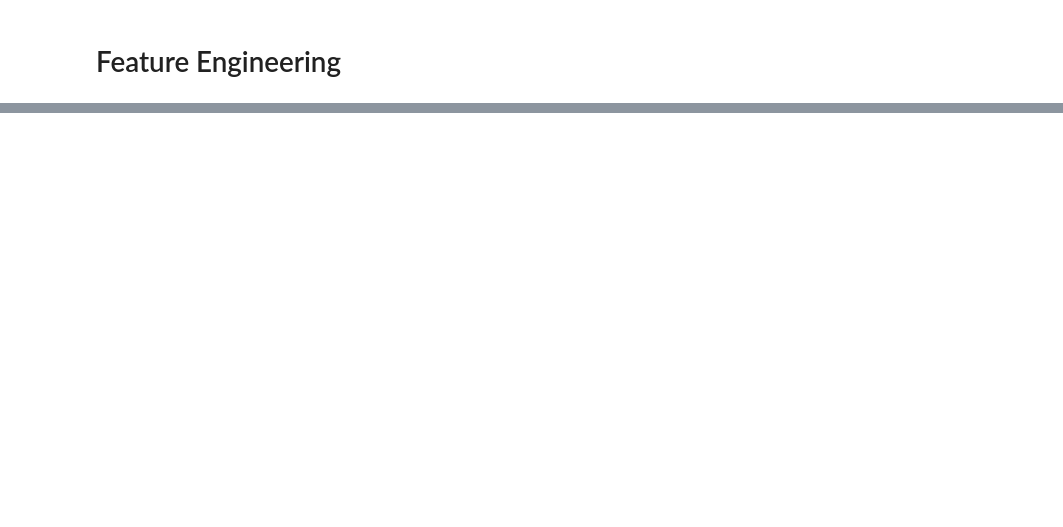
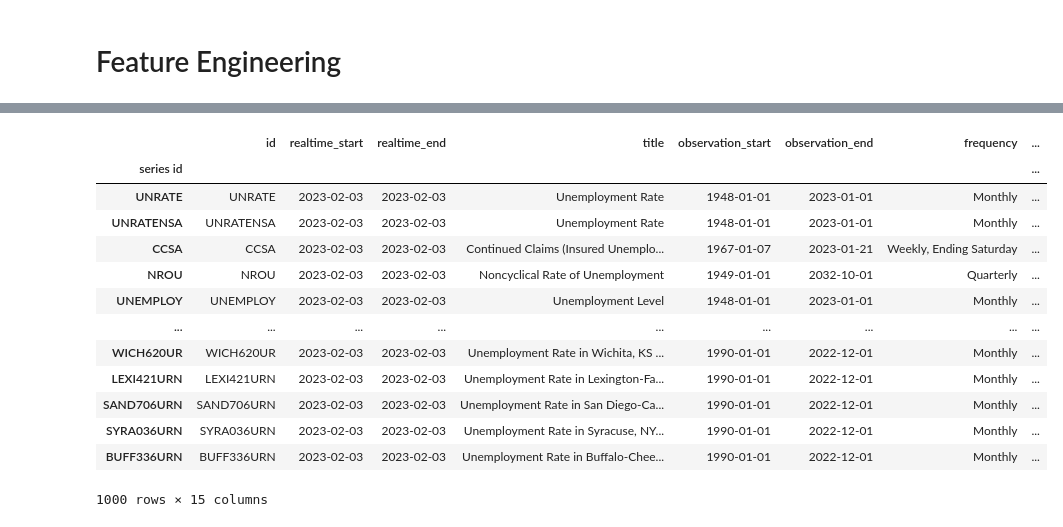
Before and after one commit to sheacon/used_car_pricing, a Jupyter notebook: 1_feature_engineering.ipynb, the cells around one changed output, grey strips where cells are left out. Drawn from its saved outputs; the diff is of its cells as text; code cells hidden in the pictures; blank space fills up the shorter version.

```diff
--- a/1_feature_engineering.ipynb
+++ b/1_feature_engineering.ipynb
@@ -19 +21,18 @@ test.head()
 dtype: float64
+# %%
+fred.search('unemployment')
+# %% [output]
+|  | id | realtime_start | realtime_end | title | observation_start | observation_end | frequency | ... |
+| series id |  |  |  |  |  |  |  | ... |
+| UNRATE | UNRATE | 2023-02-03 | 2023-02-03 | Unemployment Rate | 1948-01-01 | 2023-01-01 | Monthly | ... |
+| UNRATENSA | UNRATENSA | 2023-02-03 | 2023-02-03 | Unemployment Rate | 1948-01-01 | 2023-01-01 | Monthly | ... |
+| CCSA | CCSA | 2023-02-03 | 2023-02-03 | Continued Claims (Insured Unemplo... | 1967-01-07 | 2023-01-21 | Weekly, Ending Saturday | ... |
+| NROU | NROU | 2023-02-03 | 2023-02-03 | Noncyclical Rate of Unemployment | 1949-01-01 | 2032-10-01 | Quarterly | ... |
+| UNEMPLOY | UNEMPLOY | 2023-02-03 | 2023-02-03 | Unemployment Level | 1948-01-01 | 2023-01-01 | Monthly | ... |
+| ... | ... | ... | ... | ... | ... | ... | ... | ... |
+| WICH620UR | WICH620UR | 2023-02-03 | 2023-02-03 | Unemployment Rate in Wichita, KS ... | 1990-01-01 | 2022-12-01 | Monthly | ... |
+| LEXI421URN | LEXI421URN | 2023-02-03 | 2023-02-03 | Unemployment Rate in Lexington-Fa... | 1990-01-01 | 2022-12-01 | Monthly | ... |
+| SAND706URN | SAND706URN | 2023-02-03 | 2023-02-03 | Unemployment Rate in San Diego-Ca... | 1990-01-01 | 2022-12-01 | Monthly | ... |
+| SYRA036URN | SYRA036URN | 2023-02-03 | 2023-02-03 | Unemployment Rate in Syracuse, NY... | 1990-01-01 | 2022-12-01 | Monthly | ... |
+| BUFF336URN | BUFF336URN | 2023-02-03 | 2023-02-03 | Unemployment Rate in Buffalo-Chee... | 1990-01-01 | 2022-12-01 | Monthly | ... |
+1000 rows × 15 columns
```
Also changed, not shown: parts of 9 cells of this notebook, 1 other file.
